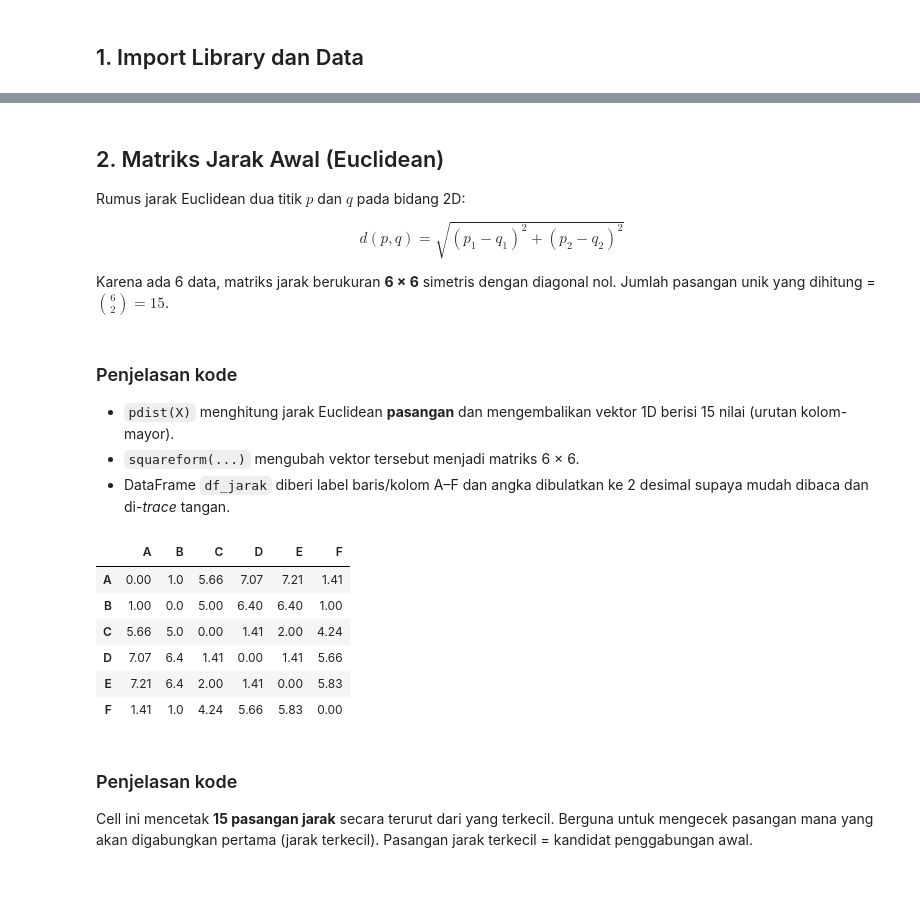
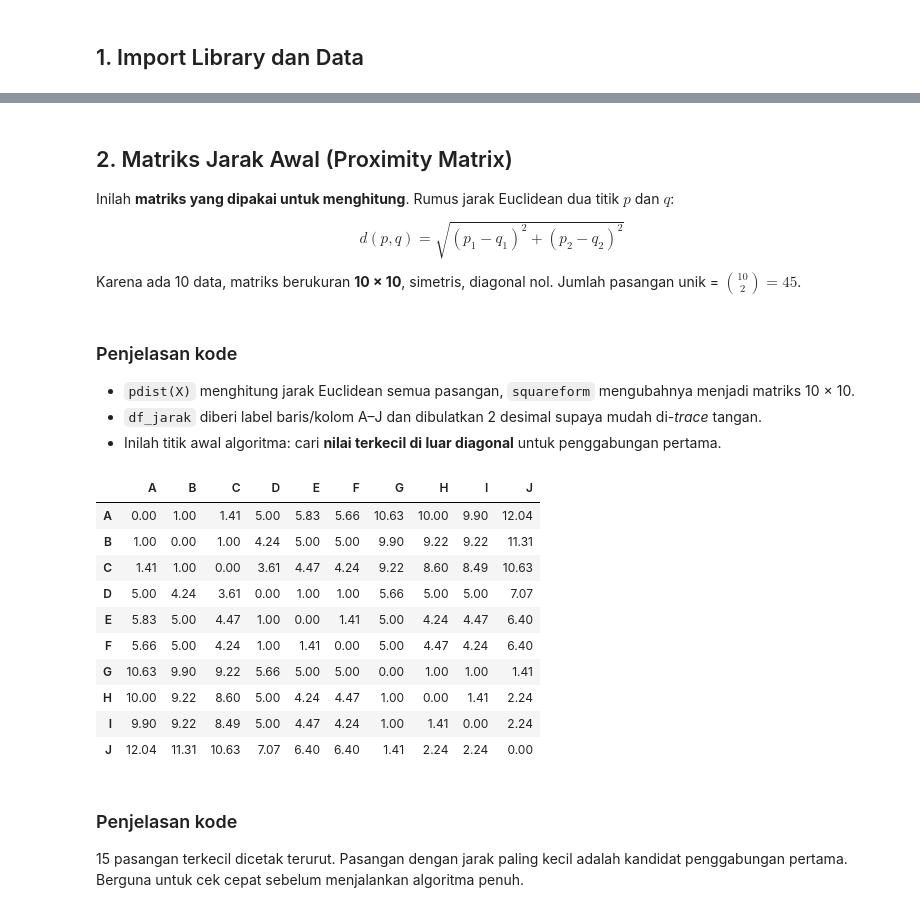
Before and after one commit to ravi-arnan/DataMining, a Jupyter notebook: Tugas3_Agglomerative.ipynb, the cells around one changed output, grey strips where cells are left out. Saved outputs shown, nothing was run; the diff lists cells and outputs as text; code cells hidden in the pictures; blank space fills up the shorter version.

```diff
--- a/Tugas3_Agglomerative.ipynb
+++ b/Tugas3_Agglomerative.ipynb
@@ -30,14 +33,14 @@ import numpy as np
 import pandas as pd
 import matplotlib.pyplot as plt
 from scipy.spatial.distance import pdist, squareform
-from scipy.cluster.hierarchy import linkage, dendrogram, fcluster, cophenet
+from scipy.cluster.hierarchy import linkage, dendrogram, fcluster
 from sklearn.cluster import AgglomerativeClustering
-from sklearn.metrics import silhouette_score
+from IPython.display import display
 
-# 6 mahasiswa dengan dua nilai (skala 0..10)
+# 10 mahasiswa dengan dua nilai (skala 0..10)
 data = pd.DataFrame({
-    'Mhs':   ['A', 'B', 'C', 'D', 'E', 'F'],
-    'Tugas': [2, 3, 6, 7, 8, 3],
-    'Ujian': [3, 3, 7, 8, 7, 4],
+    'Mhs':   ['A', 'B', 'C', 'D', 'E', 'F', 'G', 'H', 'I', 'J'],
+    'Tugas': [1, 2, 2, 5, 6, 5, 9, 9, 8, 10],
+    'Ujian': [2, 2, 3, 5, 5, 6, 9, 8, 9, 10],
 })
 data
@@ -53,15 +69,15 @@ Tujuan agglomerative clustering adalah menemukan struktur kelompok tersebut seca
 # %%
 X = data[['Tugas', 'Ujian']].values
-label = data['Mhs'].values
+names = data['Mhs'].values
 
-plt.figure(figsize=(7, 5))
-plt.scatter(X[:, 0], X[:, 1], s=160, c='steelblue', edgecolors='k')
-for i, name in enumerate(label):
-    plt.annotate(name, (X[i, 0] + 0.12, X[i, 1] + 0.12), fontsize=12, fontweight='bold')
+plt.figure(figsize=(7, 6))
+plt.scatter(X[:, 0], X[:, 1], s=170, c='steelblue', edgecolors='k')
+for i, nm in enumerate(names):
+    plt.annotate(nm, (X[i, 0] + 0.15, X[i, 1] + 0.15), fontsize=12, fontweight='bold')
 plt.xlabel('Nilai Tugas')
 plt.ylabel('Nilai Ujian')
-plt.title('Sebaran 6 Mahasiswa')
+plt.title('Sebaran 10 Mahasiswa')
 plt.grid(alpha=0.3)
-plt.xlim(0, 10); plt.ylim(0, 10)
+plt.xlim(0, 11); plt.ylim(0, 11)
 plt.show()
 # %% [output]
@@ -69,34 +85,36 @@ plt.show()
 # %% [markdown]
-## 2. Matriks Jarak Awal (Euclidean)
+## 2. Matriks Jarak Awal (Proximity Matrix)
 
-Rumus jarak Euclidean dua titik $p$ dan $q$ pada bidang 2D:
+Inilah **matriks yang dipakai untuk menghitung**. Rumus jarak Euclidean dua titik $p$ dan $q$:
 
 $$d(p, q) = \sqrt{(p_1 - q_1)^2 + (p_2 - q_2)^2}$$
 
-Karena ada 6 data, matriks jarak berukuran **6 × 6** simetris dengan diagonal nol. Jumlah pasangan unik yang dihitung = $\binom{6}{2} = 15$.
+Karena ada 10 data, matriks berukuran **10 × 10**, simetris, diagonal nol. Jumlah pasangan unik = $\binom{10}{2} = 45$.
 # %% [markdown]
 ### Penjelasan kode
 
-- `pdist(X)` menghitung jarak Euclidean **pasangan** dan mengembalikan vektor 1D berisi 15 nilai (urutan kolom-mayor).
-- `squareform(...)` mengubah vektor tersebut menjadi matriks 6 × 6.
-- DataFrame `df_jarak` diberi label baris/kolom A–F dan angka dibulatkan ke 2 desimal supaya mudah dibaca dan di-*trace* tangan.
+- `pdist(X)` menghitung jarak Euclidean semua pasangan, `squareform` mengubahnya menjadi matriks 10 × 10.
+- `df_jarak` diberi label baris/kolom A–J dan dibulatkan 2 desimal supaya mudah di-*trace* tangan.
+- Inilah titik awal algoritma: cari **nilai terkecil di luar diagonal** untuk penggabungan pertama.
 # %%
-dist_vec = pdist(X, metric='euclidean')
-dist_mat = squareform(dist_vec)
-
-df_jarak = pd.DataFrame(np.round(dist_mat, 2), index=label, columns=label)
+dist_mat = squareform(pdist(X, metric='euclidean'))
+df_jarak = pd.DataFrame(np.round(dist_mat, 2), index=names, columns=names)
 df_jarak
 # %% [output]
-|  | A | B | C | D | E | F |
-| A | 0.00 | 1.0 | 5.66 | 7.07 | 7.21 | 1.41 |
-| B | 1.00 | 0.0 | 5.00 | 6.40 | 6.40 | 1.00 |
-| C | 5.66 | 5.0 | 0.00 | 1.41 | 2.00 | 4.24 |
-| D | 7.07 | 6.4 | 1.41 | 0.00 | 1.41 | 5.66 |
-| E | 7.21 | 6.4 | 2.00 | 1.41 | 0.00 | 5.83 |
-| F | 1.41 | 1.0 | 4.24 | 5.66 | 5.83 | 0.00 |
+|  | A | B | C | D | E | F | G | H | I | J |
+| A | 0.00 | 1.00 | 1.41 | 5.00 | 5.83 | 5.66 | 10.63 | 10.00 | 9.90 | 12.04 |
+| B | 1.00 | 0.00 | 1.00 | 4.24 | 5.00 | 5.00 | 9.90 | 9.22 | 9.22 | 11.31 |
+| C | 1.41 | 1.00 | 0.00 | 3.61 | 4.47 | 4.24 | 9.22 | 8.60 | 8.49 | 10.63 |
+| D | 5.00 | 4.24 | 3.61 | 0.00 | 1.00 | 1.00 | 5.66 | 5.00 | 5.00 | 7.07 |
+| E | 5.83 | 5.00 | 4.47 | 1.00 | 0.00 | 1.41 | 5.00 | 4.24 | 4.47 | 6.40 |
+| F | 5.66 | 5.00 | 4.24 | 1.00 | 1.41 | 0.00 | 5.00 | 4.47 | 4.24 | 6.40 |
+| G | 10.63 | 9.90 | 9.22 | 5.66 | 5.00 | 5.00 | 0.00 | 1.00 | 1.00 | 1.41 |
+| H | 10.00 | 9.22 | 8.60 | 5.00 | 4.24 | 4.47 | 1.00 | 0.00 | 1.41 | 2.24 |
+| I | 9.90 | 9.22 | 8.49 | 5.00 | 4.47 | 4.24 | 1.00 | 1.41 | 0.00 | 2.24 |
+| J | 12.04 | 11.31 | 10.63 | 7.07 | 6.40 | 6.40 | 1.41 | 2.24 | 2.24 | 0.00 |
 # %% [markdown]
 ### Penjelasan kode
 
-Cell ini mencetak **15 pasangan jarak** secara terurut dari yang terkecil. Berguna untuk mengecek pasangan mana yang akan digabungkan pertama (jarak terkecil). Pasangan jarak terkecil = kandidat penggabungan awal.
+15 pasangan terkecil dicetak terurut. Pasangan dengan jarak paling kecil adalah kandidat penggabungan pertama. Berguna untuk cek cepat sebelum menjalankan algoritma penuh.
 # %%
 pasangan = []
```
Also changed, not shown: parts of 44 cells of this notebook.
